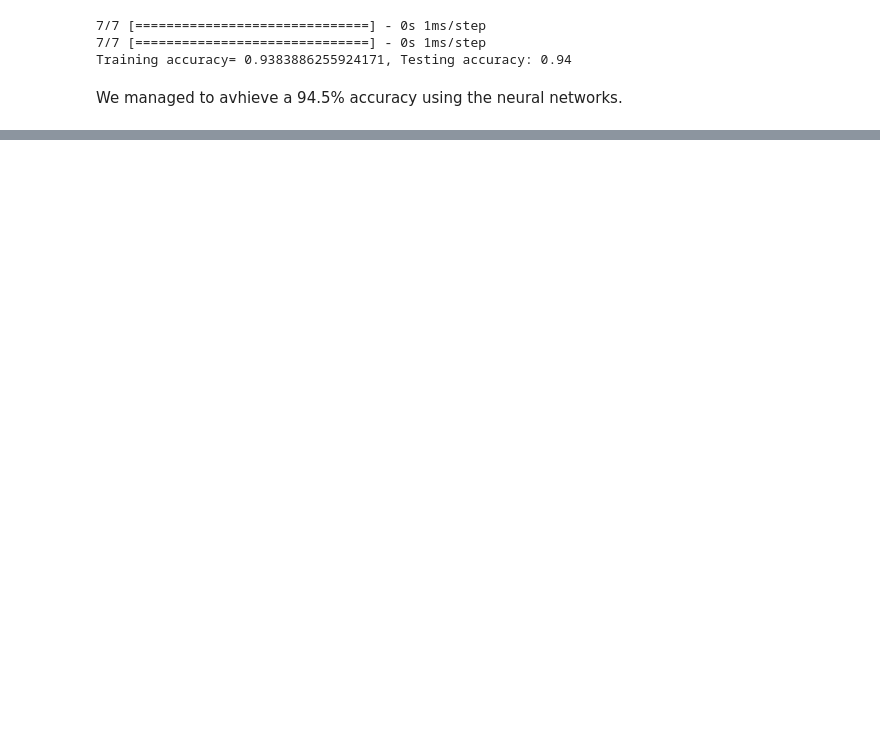
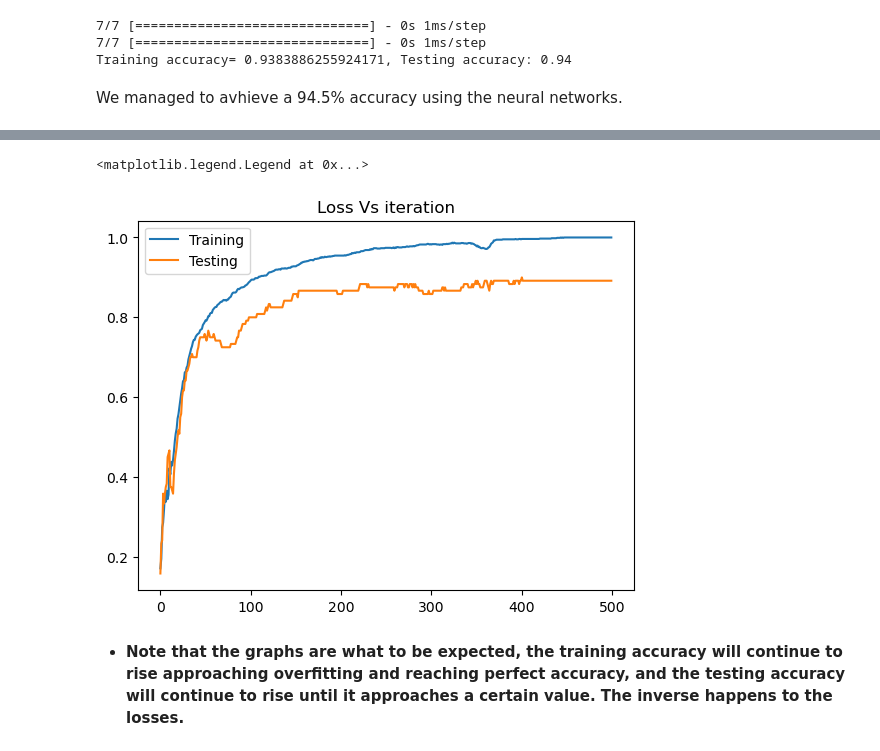
Before and after one commit to HashemRawashdeh/Study, a Jupyter notebook: Data Science/Online Cources/Deep Learning Specialization/Deep Learning Specialization.ipynb, the cells around one changed output, grey strips where cells are left out. Cells and saved outputs as stored; diff of their text form; code cells hidden in the pictures; blank space fills up the shorter version.

```diff
--- a/Data Science/Online Cources/Deep Learning Specialization/Deep Learning Specialization.ipynb
+++ b/Data Science/Online Cources/Deep Learning Specialization/Deep Learning Specialization.ipynb
@@ -473,0 +750,10 @@ We managed to avhieve a 94.5% accuracy using the neural networks.
+# %%
+df.accuracy.plot(label='Training')
+df.val_accuracy.plot(label='Testing')
+plt.title('Loss Vs iteration')
+plt.legend()
+# %% [output]
+<matplotlib.legend.Legend at 0x...>
+[figure, added]
+# %% [markdown]
+* __Note that the graphs are what to be expected, the training accuracy will continue to rise approaching overfitting and reaching perfect accuracy, and the testing accuracy will continue to rise until it approaches a certain value. The inverse happens to the losses.__
```
Also changed, not shown: parts of 33 cells of this notebook, 4 other files.
